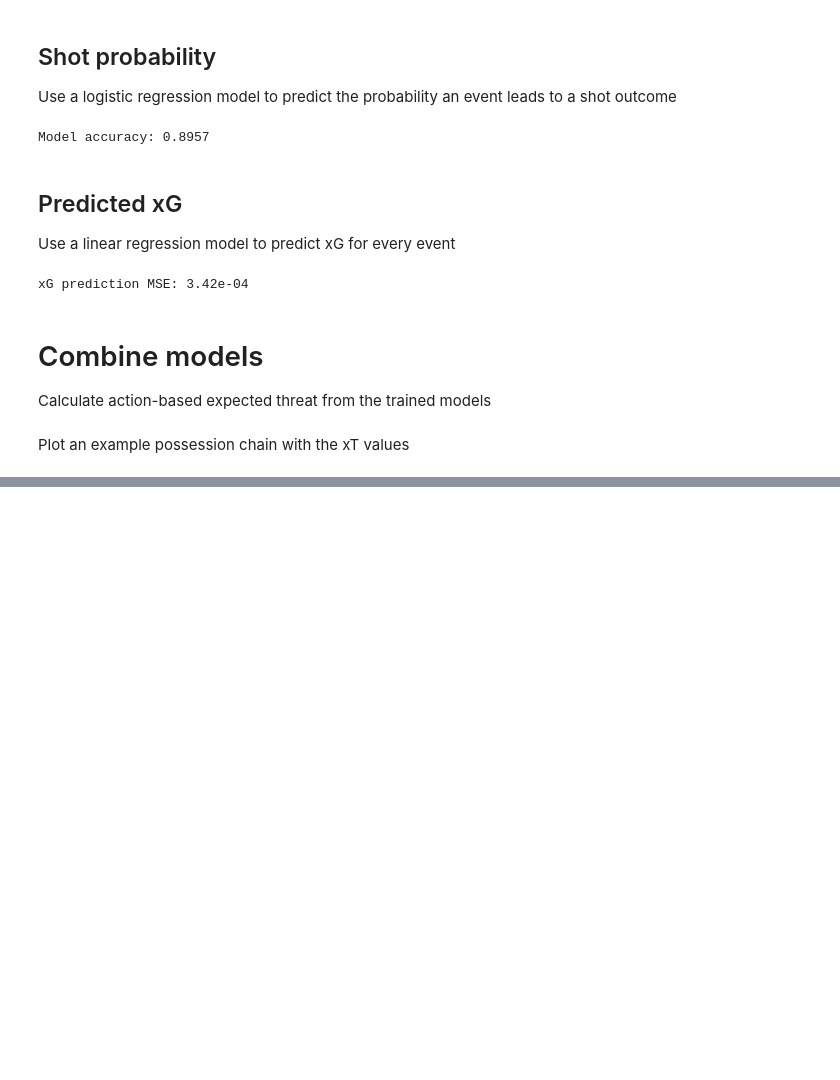
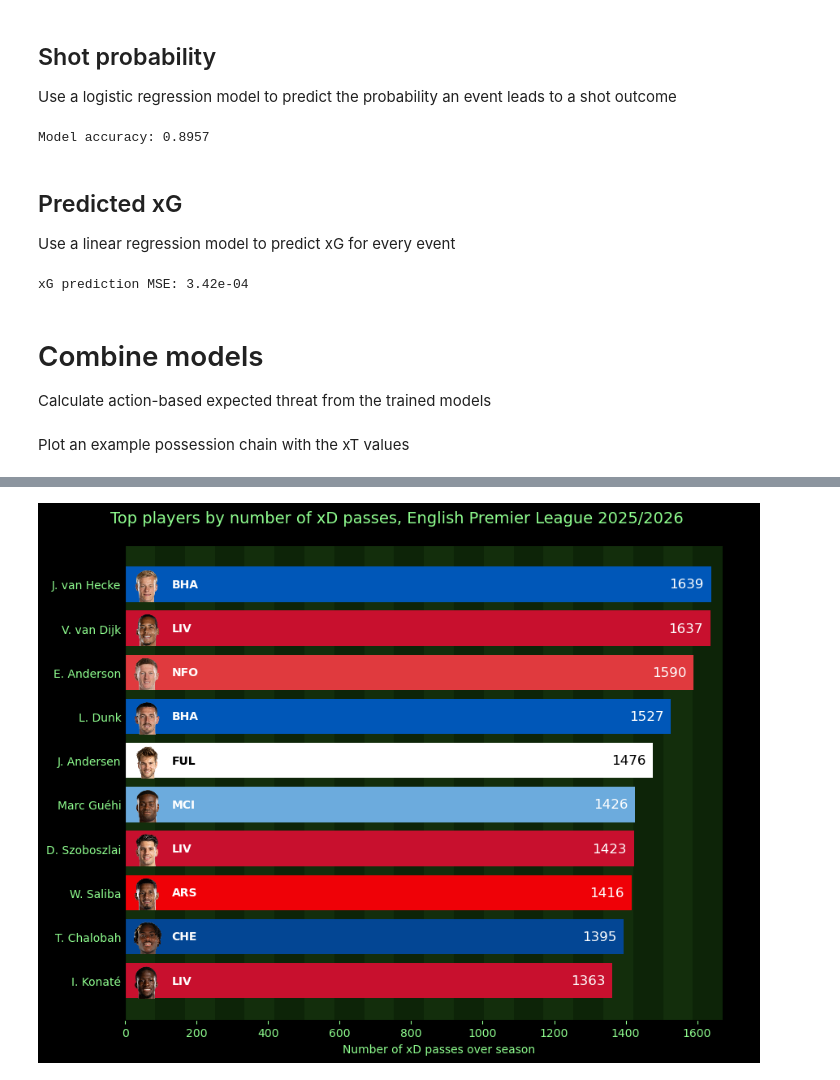
Before and after one commit to MattLowrie/soccermaticspro, a Jupyter notebook: project2/mattlowrie_project2_epl.ipynb, the cells around one changed output, grey strips where cells are left out. Drawn from its saved outputs; the diff is of its cells as text; code cells hidden in the pictures; blank space fills up the shorter version.

```diff
--- a/project2/mattlowrie_project2_epl.ipynb
+++ b/project2/mattlowrie_project2_epl.ipynb
@@ -702,0 +838,91 @@ plt.show()
+# %%
+
+# Sort in reverse order for the bar chart so that the top player is displayed on top
+top_players_pd = player_xD_passes_pl.head(10).sort('num_xD_passes', descending=False).to_pandas().reset_index(drop=True)
+# Color each player's bar using their team colors
+bar_colors = [epl_colours[team][0] for team in top_players_pd['team_name'].to_list()]
+fig, ax = plt.subplots(figsize=(9, 7))
+
+y = np.arange(len(top_players_pd))
+x = top_players_pd['num_xD_passes']
+names = top_players_pd['short_name']
+
+ax.set_facecolor('black')
+ax.barh(y, x, color=bar_colors, zorder=2)
+ax.set_yticks(y)
+ax.set_yticklabels(names)
+ax.tick_params(axis='y', length=0)
+ax.set_xlabel('Number of xD passes over season')
+title = ax.set_title('Top players by number of xD passes, English Premier League 2025/2026', fontsize=14, pad=20)
+dx = 60 / fig.bbox.width
+title.set_position((title.get_position()[0] - dx, title.get_position()[1]))
+
+chart_text_colors = []
+
+# Display player headshots
+for yi, row in top_players_pd.iterrows():
+  image_url = row['image_url']
+  resp = requests.get(image_url, timeout=5)
+  resp.raise_for_status()
+  img = Image.open(BytesIO(resp.content)).convert('RGBA')
+  imagebox = OffsetImage(img, zoom=0.22)
+  ab = AnnotationBbox(
+    imagebox,
+    (60, yi - 0.04),
+    frameon=False,
+  )
+  ax.add_artist(ab)
+
+  # Have to account for Fulham's primary color being white
+  text_color = ('black' if row['team_abbrv'] == 'FUL' else 'white')
+  chart_text_colors.append(text_color)
+
+  # Team abbreviation label
+  ax.text(
+    130,
+    yi,
+    row['team_abbrv'],
+    ha='left',
+    va='center',
+    fontsize=10,
+    fontweight='bold',
+    zorder=3,
+    color=text_color
+  )
+
+# Display number of passes value on the bar
+for i, (y_val, x_val) in enumerate(zip(y, x)):
+  ax.text(
+    x_val - 20,
+    y_val,
+    f'{x_val}',
+    va='center',
+    ha='right',
+    fontsize=12,
+    color=chart_text_colors[i],
+)
+
+# Football pitch background
+xmax = x.max() * 1.02  # Give a little padding at the end of the longest bar
+for i in range(20):
+  x0 = xmax * i / 20
+  x1 = xmax * (i + 1) / 20
+  ax.axvspan(
+    x0,
+    x1,
+    facecolor='#3f9a28' if i % 2 == 0 else '#2e7a1d',
+    alpha=0.3,
+    zorder=0,
+  )
+
+text_color = '#90FF90'
+fig.patch.set_facecolor('black')
+ax.xaxis.label.set_color(text_color)
+ax.yaxis.label.set_color(text_color)
+ax.title.set_color(text_color)
+ax.tick_params(colors=text_color)
+
+plt.tight_layout()
+plt.show()
+# %% [output]
+[figure, added]
```
Also changed, not shown: parts of 17 cells of this notebook, 1 other file.
